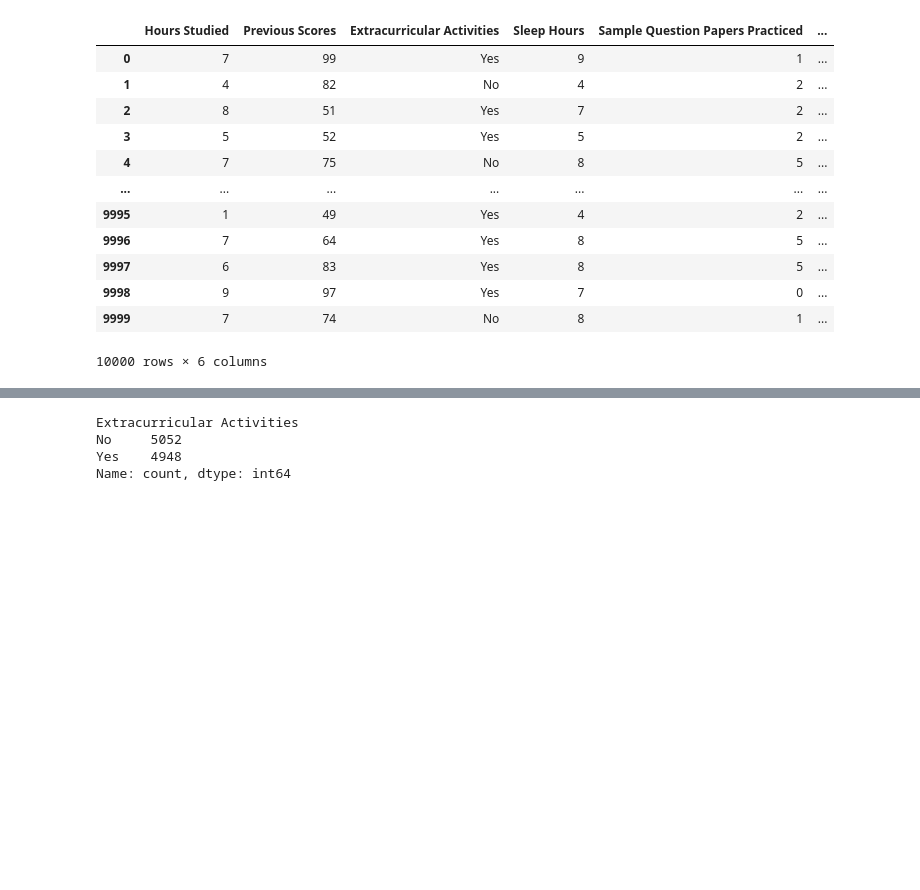
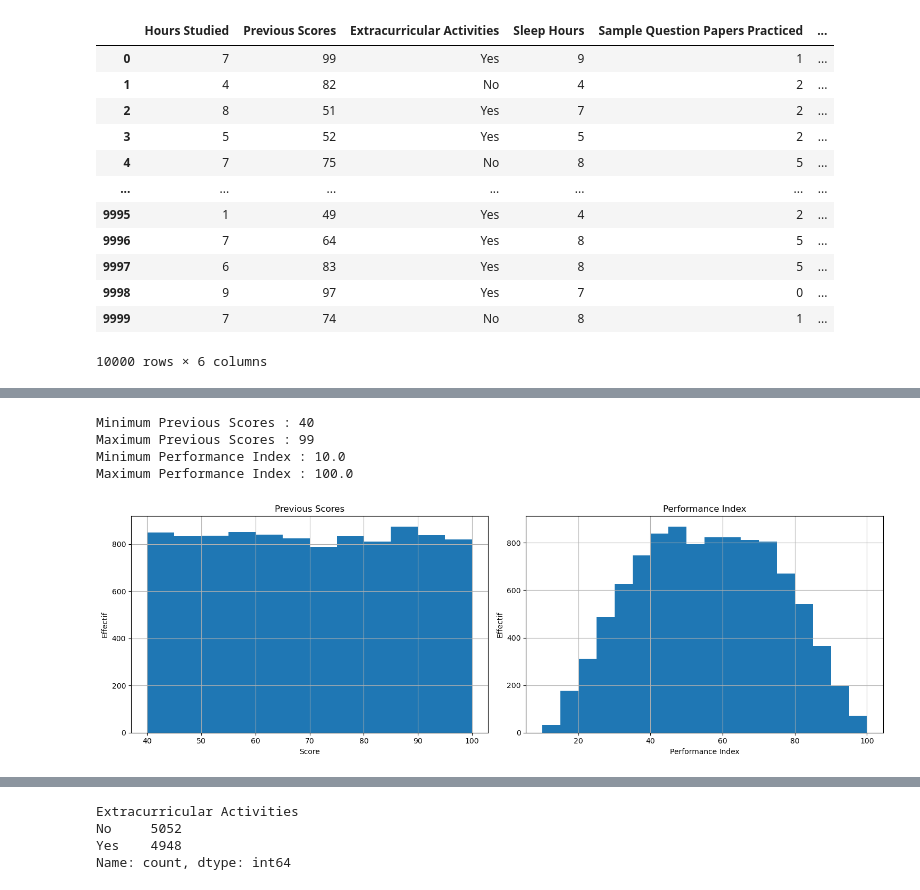
Before and after one commit to elalaxi/ML_kaggle, a Jupyter notebook: student_perf/1-exploration.ipynb, the cells around one changed output, grey strips where cells are left out. Saved outputs shown, nothing was run; the diff lists cells and outputs as text; code cells hidden in the pictures; blank space fills up the shorter version.

```diff
--- a/student_perf/1-exploration.ipynb
+++ b/student_perf/1-exploration.ipynb
@@ -56,3 +84,29 @@ Nous remarquons que les données ne sont pas équilibrés pour les caractéristi
+# %%
+print(f"Minimum Previous Scores : {df_student['Previous Scores'].min()}")
+print(f"Maximum Previous Scores : {df_student['Previous Scores'].max()}")
+print(f"Minimum Performance Index : {df_student['Performance Index'].min()}")
+print(f"Maximum Performance Index : {df_student['Performance Index'].max()}")
+# %% [output]
+Minimum Previous Scores : 40
+Maximum Previous Scores : 99
+Minimum Performance Index : 10.0
+Maximum Performance Index : 100.0
+# %%
+fig, axes = plt.subplots(nrows=1, ncols=2, figsize=(15, 5))
+
+df_student["Previous Scores"].hist(bins=range(40, 101, 5), ax=axes[0])
+axes[0].set_title("Previous Scores")
+axes[0].set_xlabel("Score")
+axes[0].set_ylabel("Effectif")
+
+df_student["Performance Index"].hist(bins=range(10, 101, 5), ax=axes[1])
+axes[1].set_title("Performance Index")
+axes[1].set_xlabel("Performance Index")
+axes[1].set_ylabel("Effectif")
+
+plt.tight_layout()
+# %% [output]
+[figure, added]
 # %%
 df_student.columns
 # %% [output]
```
Also changed, not shown: parts of 12 cells of this notebook.
